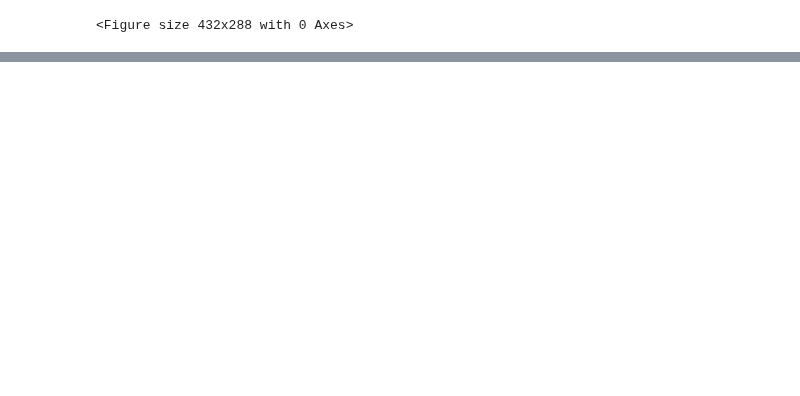
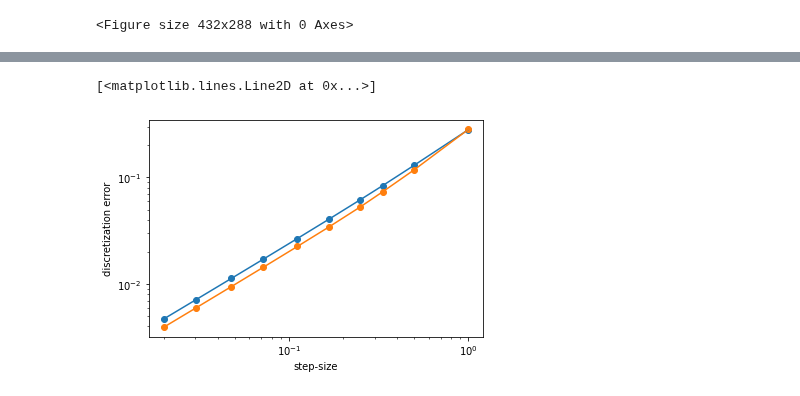
Before and after one commit to axsk/augmented-jump-chain, a Jupyter notebook: papermsnd.ipynb, the cells around one changed output, grey strips where cells are left out. Drawn from its saved outputs; the diff is of its cells as text; code cells hidden in the pictures; blank space fills up the shorter version.

```diff
--- a/papermsnd.ipynb
+++ b/papermsnd.ipynb
@@ -298,0 +236,38 @@ plt.clim((0,1))
+# %%
+from copy import deepcopy
+
+class ApproximationError:
+    def __init__(self, model, nt = 10, tmax = 50):
+        self.nts = np.ceil(np.logspace(0, np.log10(tmax), nt, base=10))
+        self.models = []
+
+        for nt in self.nts:
+            m = deepcopy(model)
+            m.nt = nt
+            m.dt = 1/nt
+            m._compute()
+            self.models.append(m)
+
+        self.errors = [PaperPlotsSparse(m).koopman_error() for m in self.models]
+
+    def plot(self):
+        nts = self.nts
+        errors = self.errors
+        plt.yscale("log")
+        plt.xscale("log")
+        p = plt.plot(1/nts, errors)
+        plt.scatter(1/nts, errors)
+        plt.xlabel("step-size")
+        plt.ylabel("discretization error")
+        plt.savefig("dwerror.png")
+        return p
+# %%
+ae = ApproximationError(d)
+# %%
+ae2 = ApproximationError(t)
+# %%
+ae.plot()
+ae2.plot()
+# %% [output]
+[<matplotlib.lines.Line2D at 0x...>]
+[figure, added]
```
Also changed, not shown: parts of 21 cells of this notebook, 1 other file.
